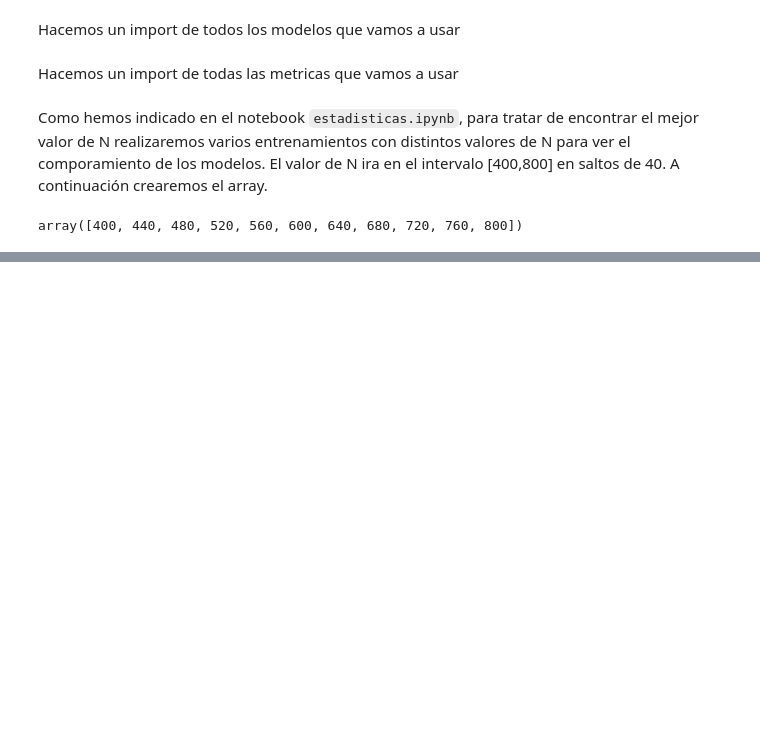
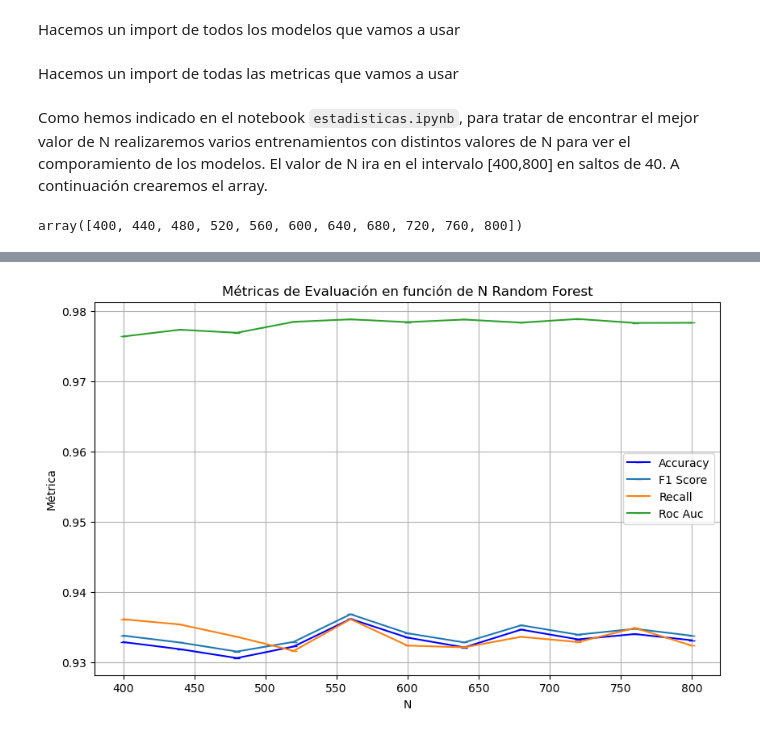
Before and after one commit to ruben-niwe/TFG, a Jupyter notebook: codigos/modelosML.ipynb, the cells around one changed output, grey strips where cells are left out. Cells and saved outputs as stored; diff of their text form; code cells hidden in the pictures; blank space fills up the shorter version.

```diff
--- a/codigos/modelosML.ipynb
+++ b/codigos/modelosML.ipynb
@@ -193,0 +127,17 @@ accuracys_LogisticRegresion
+# %%
+from sklearn.metrics import accuracy_score, f1_score, recall_score, roc_auc_score
+
+def train_metrics(modelo, x_train, y_train, x_valid, y_valid):
+    modelo.fit(x_train, y_train)
+    y_predic = modelo.predict(x_valid)
+
+    # Obtener probabilidades para la clase positiva
+    y_proba = modelo.predict_proba(x_valid)[:, 1]  # Asumiendo que es una clasificación binaria
+
+    # Calculo de métricas de error
+    accuracy = accuracy_score(y_valid, y_predic)
+    f1 = f1_score(y_valid, y_predic)
+    recall = recall_score(y_valid, y_predic)
+    roc_auc = roc_auc_score(y_valid, y_proba)  # Usando las probabilidades y las verdaderas etiquetas
+
+    return accuracy, f1, recall, roc_auc
@@ -193,0 +216,3 @@ accuracys_LogisticRegresion
+# %%
+RF = RandomForestClassifier(n_estimators=50, criterion='gini', max_depth=None, max_features='sqrt', random_state=42)
+accuracy_RF, f1_RF, recall_RF, roc_RF = metricas_entrenamiento_valores_N(RF, df_train, df_valid, valores_N)
@@ -193,0 +459,4 @@ accuracys_LogisticRegresion
+# %%
+graficar_metricas(valores_N, accuracy_RF, f1_RF, recall_RF, roc_RF, titulo='Random Forest')
+# %% [output]
+[figure, added]
```
Also changed, not shown: parts of 38 cells of this notebook, 3 other files.
